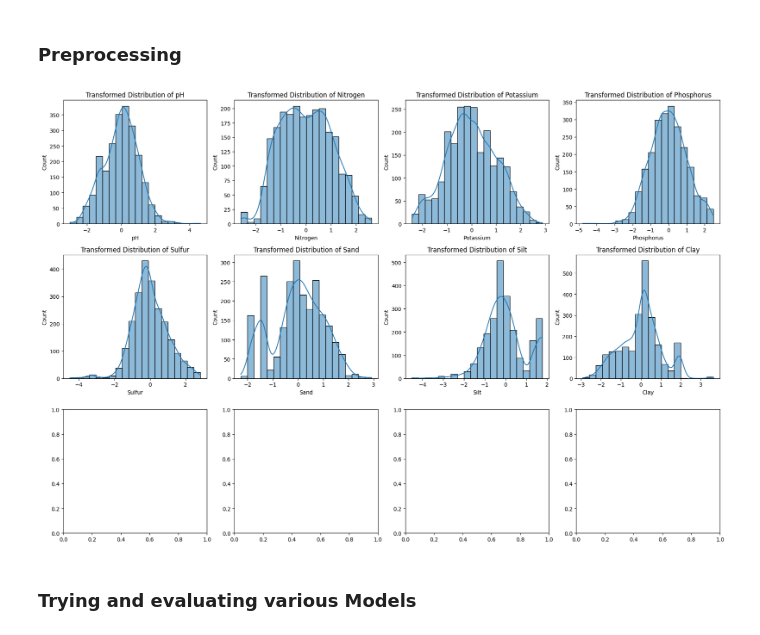
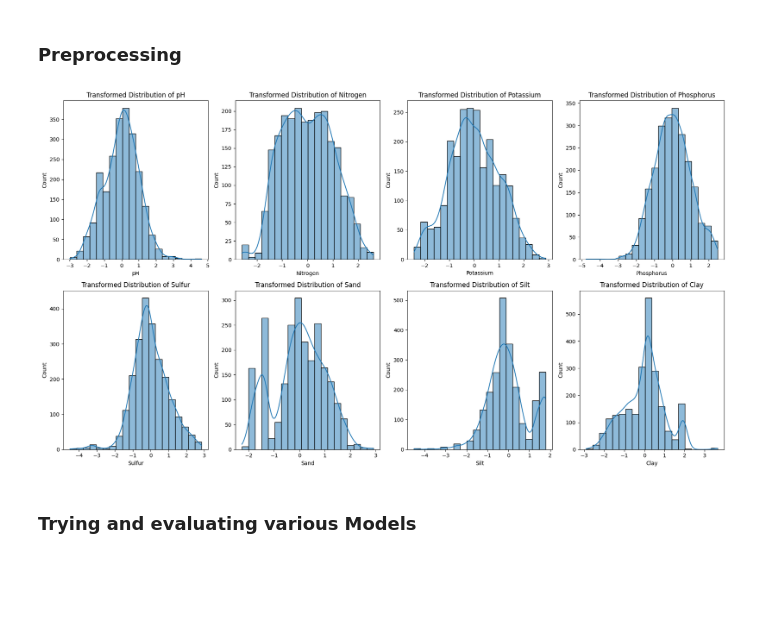
Before and after one commit to mm-mazhar/IPAGE, a Jupyter notebook: notebooks/task_3_model_development_and_training/by-George Sylva/iPAGE_Model_building.ipynb, the cells around one changed output. Drawn from its saved outputs; the diff is of its cells as text; code cells hidden in the pictures; blank space fills up the shorter version.

```diff
--- a/notebooks/task_3_model_development_and_training/by-George Sylva/iPAGE_Model_building.ipynb
+++ b/notebooks/task_3_model_development_and_training/by-George Sylva/iPAGE_Model_building.ipynb
@@ -126,7 +126,7 @@ axes = axes.flatten()
 
 # Plot box plots for each column
 for i, column in enumerate(df1.columns):
-    sns.boxplot(x=df[column], ax=axes[i])
+    sns.boxplot(x=df1[column], ax=axes[i])
     axes[i].set_title(f'Box Plot of {column}')
 
 # Adjust layout and display the plot
@@ -178,18 +178,18 @@ X_test_transformed = pipeline.transform(X_test)
 X_train_transformed_df = pd.DataFrame(X_train_transformed, columns=numerical_cols)
 # %%
 # Plot the Transformed Distributions
-fig, axes = plt.subplots(2, 4, figsize=(18, 12))
+fig, axes = plt.subplots(2, 4, figsize=(18, 10))
 axes = axes.flatten()
 for i, col in enumerate(X_train_transformed_df.columns):
     sns.histplot(X_train_transformed_df[col], kde=True, ax=axes[i], bins=20)
     axes[i].set_title(f"Transformed Distribution of {col}")
     axes[i].set_xlabel(col)
     axes[i].set_ylabel("Count")
 
 plt.tight_layout()
 plt.show()
 # %% [output]
-[figure, old version]
+[figure, new version]
 # %% [markdown]
 ### Trying and evaluating various Models
 # %%
```
Also changed, not shown: parts of 2 cells of this notebook.
